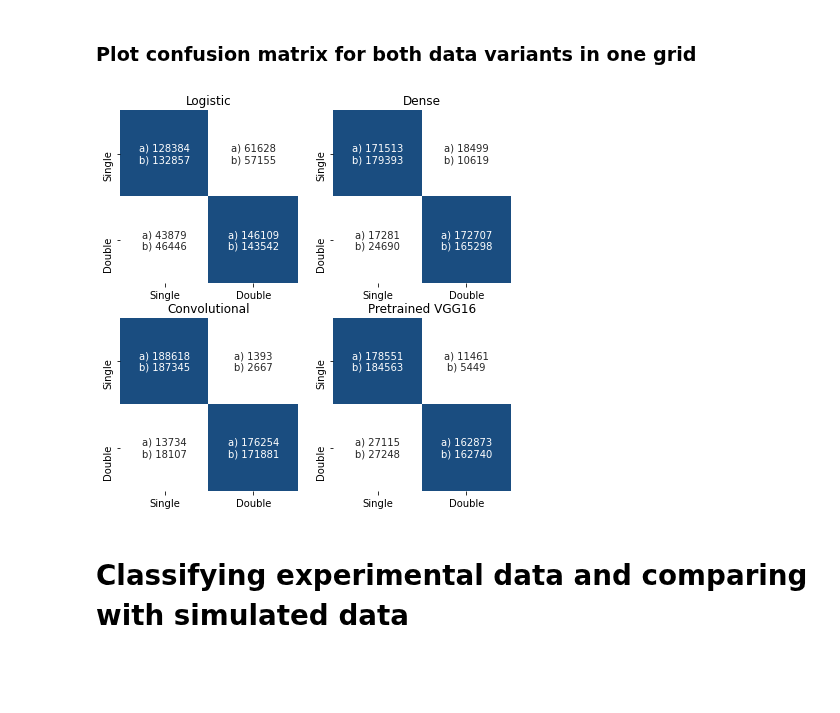
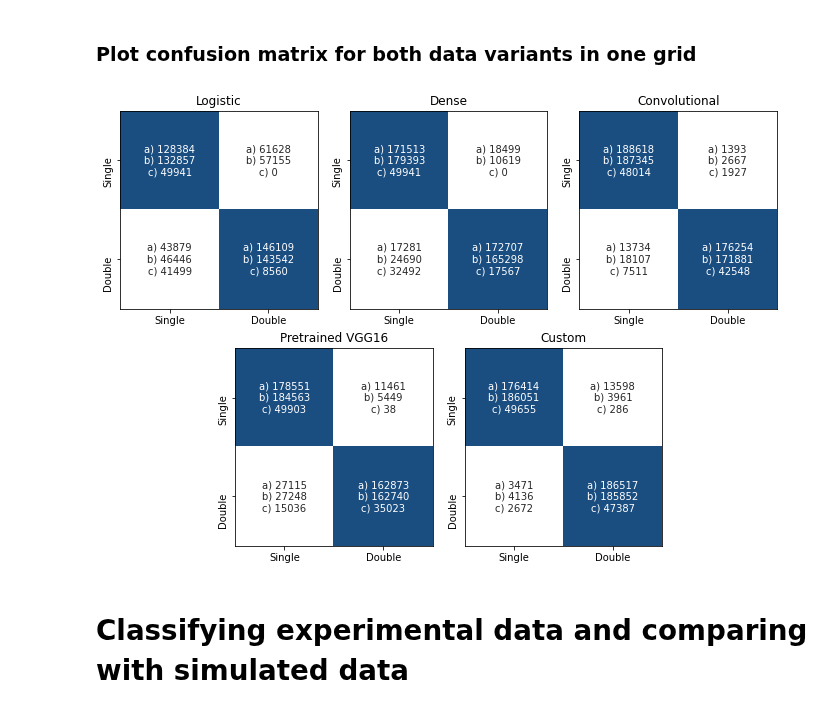
Before and after one commit to geirtul/master_analysis, a Jupyter notebook: notebooks/results/classification_simulated.ipynb, the cells around one changed output. Cells and saved outputs as stored; diff of their text form; code cells hidden in the pictures; blank space fills up the shorter version.

Commit message:
Updated classification with test set predictions

```diff
--- a/notebooks/results/classification_simulated.ipynb
+++ b/notebooks/results/classification_simulated.ipynb
@@ -444,0 +530,13 @@ where doubles in space are expected to be rare.
+# %%
+# Load custom classification experiment
+custom_ex_id = "5f6eef7315ab"
+custom_ex = load_experiment(custom_ex_id)
+custom_model = tf.keras.models.load_model(repo_root + "models/" + custom_ex_id + ".h5", compile=False)
+custom_test = classification_metrics(custom_model, test_images, test_labels, "custom_test")
+del custom_model
+
+custom_metrics = experiment_metrics_to_df(custom_ex)
+#display(custom_metrics)
+custom_means = custom_metrics.agg([np.mean, np.std])#.applymap('{:.3f}'.format)
+custom_means = custom_means.rename(index={'mean': 'custom_mean', 'std': 'custom_std'})
+#display(custom_means)
@@ -447,45 +649,77 @@ where doubles in space are expected to be rare.
 # %% [markdown]
 ### Plot confusion matrix for both data variants in one grid
 # %%
-tlabs = ['Single', 'Double']
+tlabs_y = ['Single', 'Double']
+tlabs_x = ['Single', 'Double']
 cm_log = all_means.loc['Logistic'][2:].values
 cm_dense = all_means.loc['Dense'][2:].values
 cm_cnn = all_means.loc['Convolutional'][2:].values
 cm_pretrained = all_means.loc['Pretrained VGG16'][2:].values
 cm_custom = all_means.loc['Custom'][2:].values
 
 cm_log_pmod = all_means_pmod.loc['Logistic'][2:].values
 cm_dense_pmod = all_means_pmod.loc['Dense'][2:].values
 cm_cnn_pmod = all_means_pmod.loc['Convolutional'][2:].values
 cm_pretrained_pmod = all_means_pmod.loc['Pretrained VGG16'][2:].values
 cm_custom_pmod = all_means_pmod.loc['Custom'][2:].values
 
-cm_log_tot = np.array(["a) {:.0f}\nb) {:.0f}".format(a,b) for a,b in zip(cm_log, cm_log_pmod)]).reshape(2,2)
-cm_dense_tot = np.array(["a) {:.0f}\nb) {:.0f}".format(a,b) for a,b in zip(cm_dense, cm_dense_pmod)]).reshape(2,2)
-cm_cnn_tot = np.array(["a) {:.0f}\nb) {:.0f}".format(a,b) for a,b in zip(cm_cnn, cm_cnn_pmod)]).reshape(2,2)
-cm_pretrained_tot = np.array(["a) {:.0f}\nb) {:.0f}".format(a,b) for a,b in zip(cm_pretrained, cm_pretrained_pmod)]).reshape(2,2)
-cm_custom_tot = np.array(["a) {:.0f}\nb) {:.0f}".format(a,b) for a,b in zip(cm_custom, cm_custom_pmod)]).reshape(2,2)
+cm_log_imbalanced = all_test_imbalanced.loc['Logistic'][2:].values
+cm_dense_imbalanced = all_test_imbalanced.loc['Dense'][2:].values
+cm_cnn_imbalanced = all_test_imbalanced.loc['Convolutional'][2:].values
+cm_pretrained_imbalanced = all_test_imbalanced.loc['Pretrained VGG16'][2:].values
+cm_custom_imbalanced = all_test_imbalanced.loc['Custom'][2:].values
+
+cm_log_tot = np.array(["a) {:.0f}\nb) {:.0f}\nc) {:.0f}".format(a,b,c) for a,b,c in zip(cm_log, cm_log_pmod, cm_log_imbalanced)]).reshape(2,2)
+cm_dense_tot = np.array(["a) {:.0f}\nb) {:.0f}\nc) {:.0f}".format(a,b,c) for a,b,c in zip(cm_dense, cm_dense_pmod, cm_dense_imbalanced)]).reshape(2,2)
+cm_cnn_tot = np.array(["a) {:.0f}\nb) {:.0f}\nc) {:.0f}".format(a,b,c) for a,b,c in zip(cm_cnn, cm_cnn_pmod, cm_cnn_imbalanced)]).reshape(2,2)
+cm_pretrained_tot = np.array(["a) {:.0f}\nb) {:.0f}\nc) {:.0f}".format(a,b,c) for a,b,c in zip(cm_pretrained, cm_pretrained_pmod, cm_pretrained_imbalanced)]).reshape(2,2)
+cm_custom_tot = np.array(["a) {:.0f}\nb) {:.0f}\nc) {:.0f}".format(a,b,c) for a,b,c in zip(cm_custom, cm_custom_pmod, cm_custom_imbalanced)]).reshape(2,2)
 
 cmap = matplotlib.colors.ListedColormap([(1.0, 1.0, 1.0), (0.1, 0.3, 0.5)])
 
-fig1 = plt.figure()
+fig1 = plt.figure(figsize=(12,8))
 ax1 = plt.subplot2grid(shape=(2,6), loc=(0,0), colspan=2, fig=fig1)
 ax2 = plt.subplot2grid((2,6), (0,2), colspan=2, fig=fig1)
 ax3 = plt.subplot2grid((2,6), (0,4), colspan=2, fig=fig1)
 ax4 = plt.subplot2grid((2,6), (1,1), colspan=2, fig=fig1)
 ax5 = plt.subplot2grid((2,6), (1,3), colspan=2, fig=fig1)
-sns.heatmap(cm_log.reshape(2,2), annot=cm_log_tot, cmap=cmap, fmt='', xticklabels=tlabs, yticklabels=tlabs, cbar=False, ax=ax1)
+sns.heatmap(cm_log.reshape(2,2), annot=cm_log_tot, square=True, cmap=cmap, fmt='',
+            xticklabels=tlabs_x, yticklabels=tlabs_y, cbar=False, ax=ax1)
 ax1.set_title("Logistic")
-sns.heatmap(cm_dense.reshape(2,2), annot=cm_dense_tot, cmap=cmap, fmt='', xticklabels=tlabs, yticklabels=tlabs, cbar=False, ax=ax2)
+ax1.spines['top'].set_visible(True)
+ax1.spines['bottom'].set_visible(True)
+ax1.spines['left'].set_visible(True)
+ax1.spines['right'].set_visible(True)
+sns.heatmap(cm_dense.reshape(2,2), annot=cm_dense_tot, square=True, cmap=cmap, fmt='',
+            xticklabels=tlabs_x, yticklabels=tlabs_y, cbar=False, ax=ax2)
 ax2.set_title("Dense")
-sns.heatmap(cm_cnn.reshape(2,2), annot=cm_cnn_tot, cmap=cmap, fmt='', xticklabels=tlabs, yticklabels=tlabs, cbar=False, ax=ax3)
+ax2.spines['top'].set_visible(True)
+ax2.spines['bottom'].set_visible(True)
+ax2.spines['left'].set_visible(True)
+ax2.spines['right'].set_visible(True)
+sns.heatmap(cm_cnn.reshape(2,2), annot=cm_cnn_tot, square=True, cmap=cmap, fmt='',
+            xticklabels=tlabs_x, yticklabels=tlabs_y, cbar=False, ax=ax3)
 ax3.set_title("Convolutional")
-sns.heatmap(cm_pretrained.reshape(2,2), annot=cm_pretrained_tot, cmap=cmap, fmt='', xticklabels=tlabs, yticklabels=tlabs, cbar=False, ax=ax4)
+ax3.spines['top'].set_visible(True)
+ax3.spines['bottom'].set_visible(True)
+ax3.spines['left'].set_visible(True)
+ax3.spines['right'].set_visible(True)
+sns.heatmap(cm_pretrained.reshape(2,2), annot=cm_pretrained_tot, square=True, cmap=cmap, fmt='',
+            xticklabels=tlabs_x, yticklabels=tlabs_y, cbar=False, ax=ax4)
 ax4.set_title("Pretrained VGG16")
-sns.heatmap(cm_custom.reshape(2,2), annot=cm_custom_tot, cmap=cmap, fmt='', xticklabels=tlabs, yticklabels=tlabs, cbar=False, ax=ax5)
+ax4.spines['top'].set_visible(True)
+ax4.spines['bottom'].set_visible(True)
+ax4.spines['left'].set_visible(True)
+ax4.spines['right'].set_visible(True)
+sns.heatmap(cm_custom.reshape(2,2), annot=cm_custom_tot, square=True, cmap=cmap, fmt='',
+            xticklabels=tlabs_x, yticklabels=tlabs_y, cbar=False, ax=ax5)
 ax5.set_title("Custom")
-#plt.savefig(THESIS_PATH + section_path + 'confmat_simulated.pdf')
+ax5.spines['top'].set_visible(True)
+ax5.spines['bottom'].set_visible(True)
+ax5.spines['left'].set_visible(True)
+ax5.spines['right'].set_visible(True)
+plt.savefig(THESIS_PATH + section_path + 'confmat_simulated.pdf')
 # %% [output]
-[figure, old version]
+[figure, new version]
 # %% [markdown]
 # Classifying experimental data and comparing with simulated data
```
Also changed, not shown: parts of 32 cells of this notebook, 1 other file.
